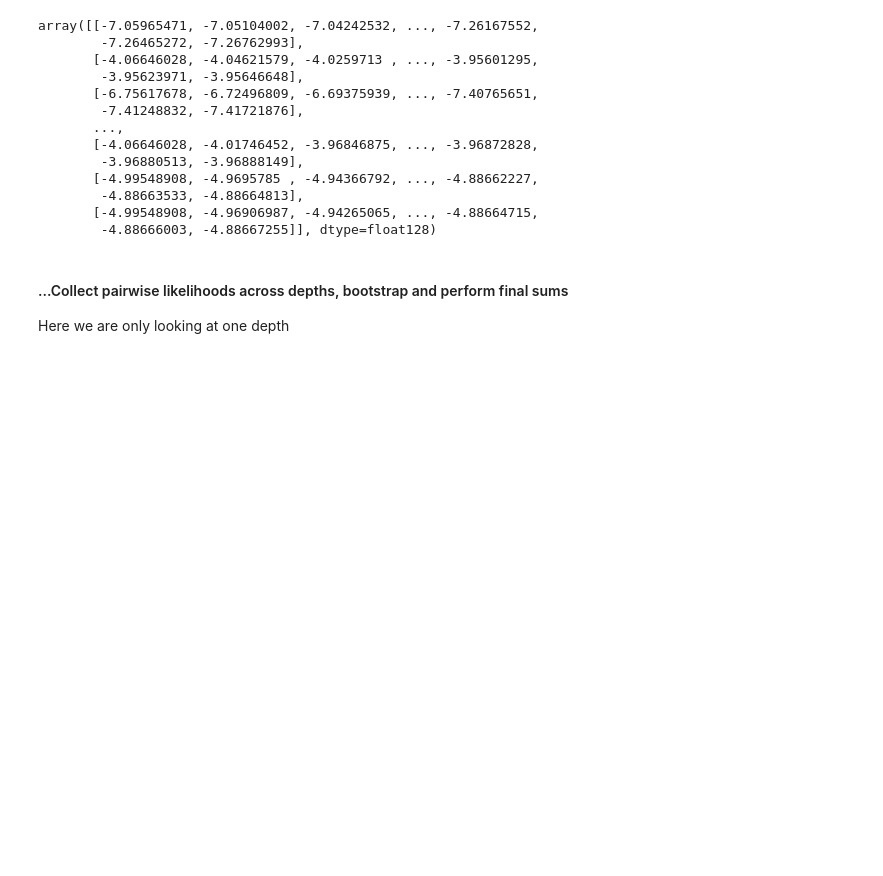
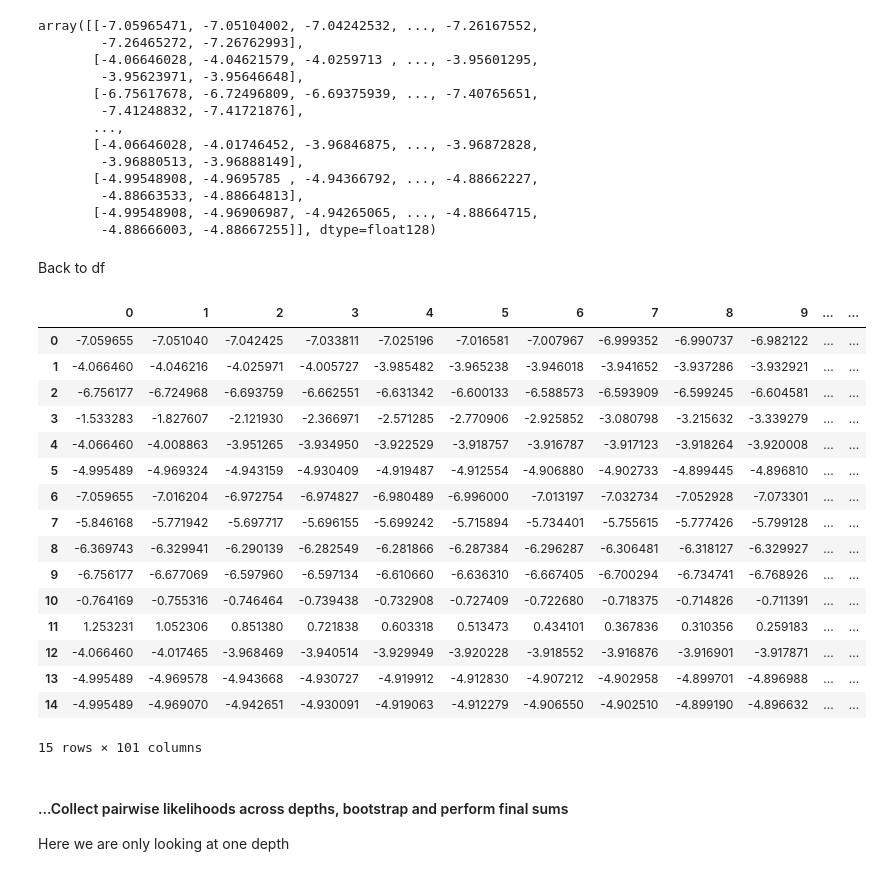
Before and after one commit to sid-krish/rhometa, a Jupyter notebook: bin/weighted_rhometa_logic_test.ipynb, the cells around one changed output. Drawn from its saved outputs; the diff is of its cells as text; code cells hidden in the pictures; blank space fills up the shorter version.

```diff
--- a/bin/weighted_rhometa_logic_test.ipynb
+++ b/bin/weighted_rhometa_logic_test.ipynb
@@ -266,6 +266,29 @@ array([[-7.05965471, -7.05104002, -7.04242532, ..., -7.26167552,
         -4.88663533, -4.88664813],
        [-4.99548908, -4.96906987, -4.94265065, ..., -4.88664715,
         -4.88666003, -4.88667255]], dtype=float128)
+# %% [markdown]
+Back to df
+# %%
+weighted_log_df = pd.DataFrame(weighted_log_np)
+weighted_log_df
+# %% [output]
+|  | 0 | 1 | 2 | 3 | 4 | 5 | 6 | 7 | 8 | 9 | ... | ... |
+| 0 | -7.059655 | -7.051040 | -7.042425 | -7.033811 | -7.025196 | -7.016581 | -7.007967 | -6.999352 | -6.990737 | -6.982122 | ... | ... |
+| 1 | -4.066460 | -4.046216 | -4.025971 | -4.005727 | -3.985482 | -3.965238 | -3.946018 | -3.941652 | -3.937286 | -3.932921 | ... | ... |
+| 2 | -6.756177 | -6.724968 | -6.693759 | -6.662551 | -6.631342 | -6.600133 | -6.588573 | -6.593909 | -6.599245 | -6.604581 | ... | ... |
+| 3 | -1.533283 | -1.827607 | -2.121930 | -2.366971 | -2.571285 | -2.770906 | -2.925852 | -3.080798 | -3.215632 | -3.339279 | ... | ... |
+| 4 | -4.066460 | -4.008863 | -3.951265 | -3.934950 | -3.922529 | -3.918757 | -3.916787 | -3.917123 | -3.918264 | -3.920008 | ... | ... |
+| 5 | -4.995489 | -4.969324 | -4.943159 | -4.930409 | -4.919487 | -4.912554 | -4.906880 | -4.902733 | -4.899445 | -4.896810 | ... | ... |
+| 6 | -7.059655 | -7.016204 | -6.972754 | -6.974827 | -6.980489 | -6.996000 | -7.013197 | -7.032734 | -7.052928 | -7.073301 | ... | ... |
+| 7 | -5.846168 | -5.771942 | -5.697717 | -5.696155 | -5.699242 | -5.715894 | -5.734401 | -5.755615 | -5.777426 | -5.799128 | ... | ... |
+| 8 | -6.369743 | -6.329941 | -6.290139 | -6.282549 | -6.281866 | -6.287384 | -6.296287 | -6.306481 | -6.318127 | -6.329927 | ... | ... |
+| 9 | -6.756177 | -6.677069 | -6.597960 | -6.597134 | -6.610660 | -6.636310 | -6.667405 | -6.700294 | -6.734741 | -6.768926 | ... | ... |
+| 10 | -0.764169 | -0.755316 | -0.746464 | -0.739438 | -0.732908 | -0.727409 | -0.722680 | -0.718375 | -0.714826 | -0.711391 | ... | ... |
+| 11 | 1.253231 | 1.052306 | 0.851380 | 0.721838 | 0.603318 | 0.513473 | 0.434101 | 0.367836 | 0.310356 | 0.259183 | ... | ... |
+| 12 | -4.066460 | -4.017465 | -3.968469 | -3.940514 | -3.929949 | -3.920228 | -3.918552 | -3.916876 | -3.916901 | -3.917871 | ... | ... |
+| 13 | -4.995489 | -4.969578 | -4.943668 | -4.930727 | -4.919912 | -4.912830 | -4.907212 | -4.902958 | -4.899701 | -4.896988 | ... | ... |
+| 14 | -4.995489 | -4.969070 | -4.942651 | -4.930091 | -4.919063 | -4.912279 | -4.906550 | -4.902510 | -4.899190 | -4.896632 | ... | ... |
+15 rows × 101 columns
 # %% [markdown]
 #### ...Collect pairwise likelihoods across depths, bootstrap and perform final sums
 Here we are only looking at one depth
```
Also changed, not shown: 1 other file.
